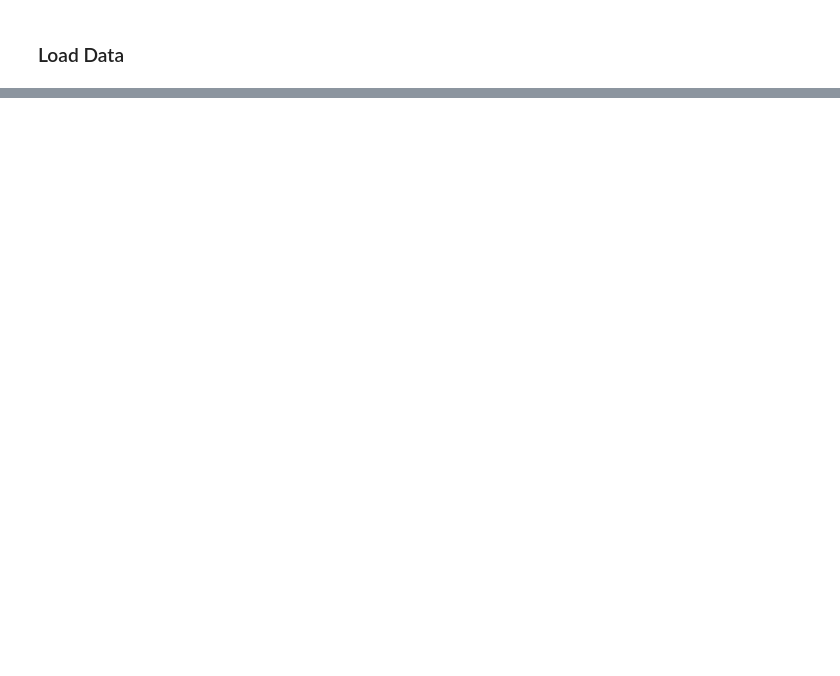
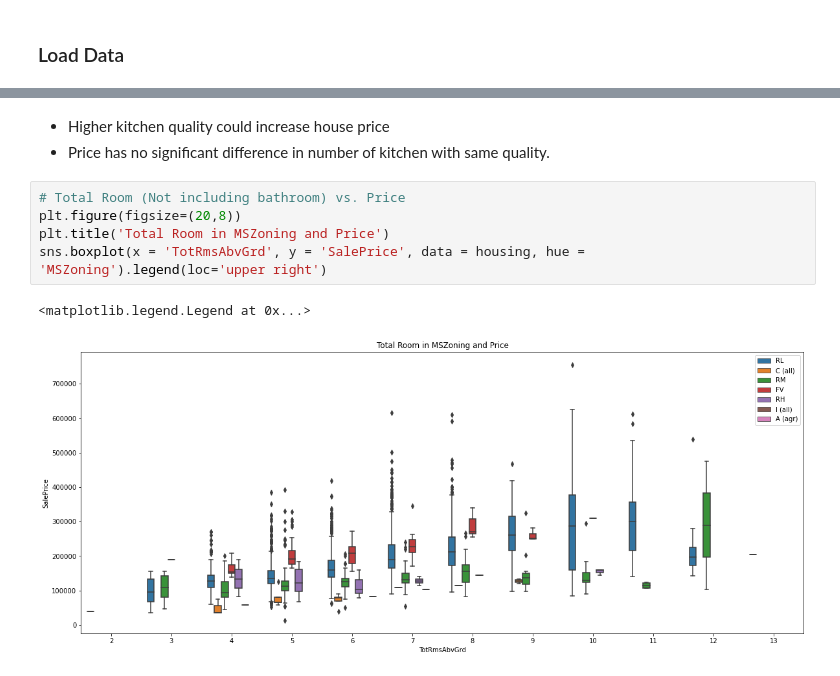
Before and after one commit to danieljinchoy/ames_housing_ml, a Jupyter notebook: EDA.ipynb, the cells around one changed output, grey strips where cells are left out. Saved outputs shown, nothing was run; the diff lists cells and outputs as text; blank space fills up the shorter version.

```diff
--- a/EDA.ipynb
+++ b/EDA.ipynb
@@ -32,0 +142,11 @@ sns.distplot(housing['SalePrice']);
+# %% [markdown]
+- Higher kitchen quality could increase house price
+- Price has no significant difference in number of kitchen with same quality.
+# %%
+# Total Room (Not including bathroom) vs. Price
+plt.figure(figsize=(20,8))
+plt.title('Total Room in MSZoning and Price')
+sns.boxplot(x = 'TotRmsAbvGrd', y = 'SalePrice', data = housing, hue = 'MSZoning').legend(loc='upper right')
+# %% [output]
+<matplotlib.legend.Legend at 0x...>
+[figure, added]
```
Also changed, not shown: parts of 21 cells of this notebook.
